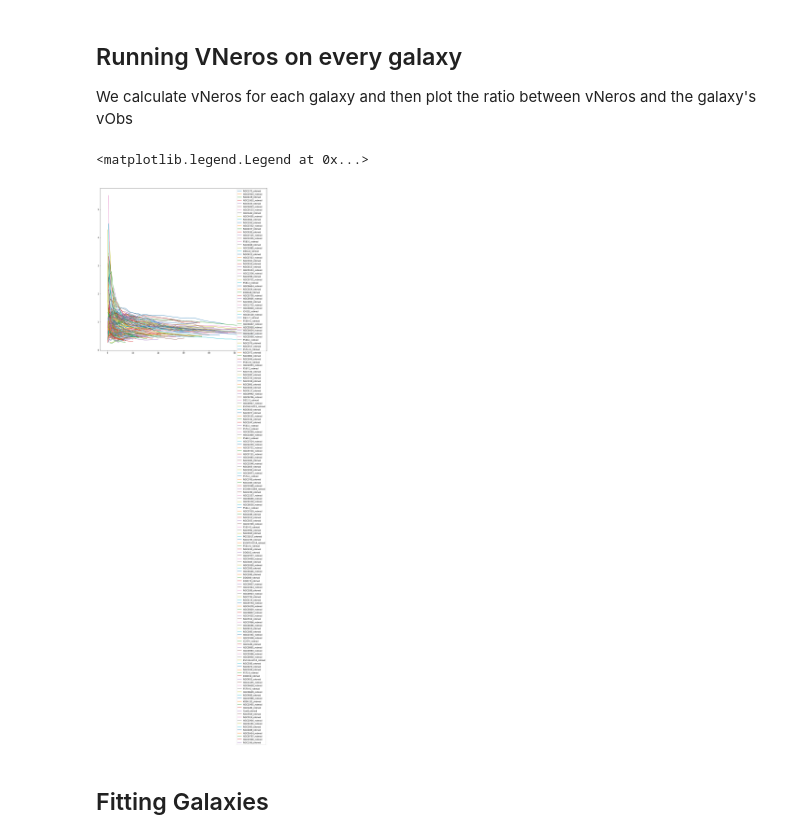
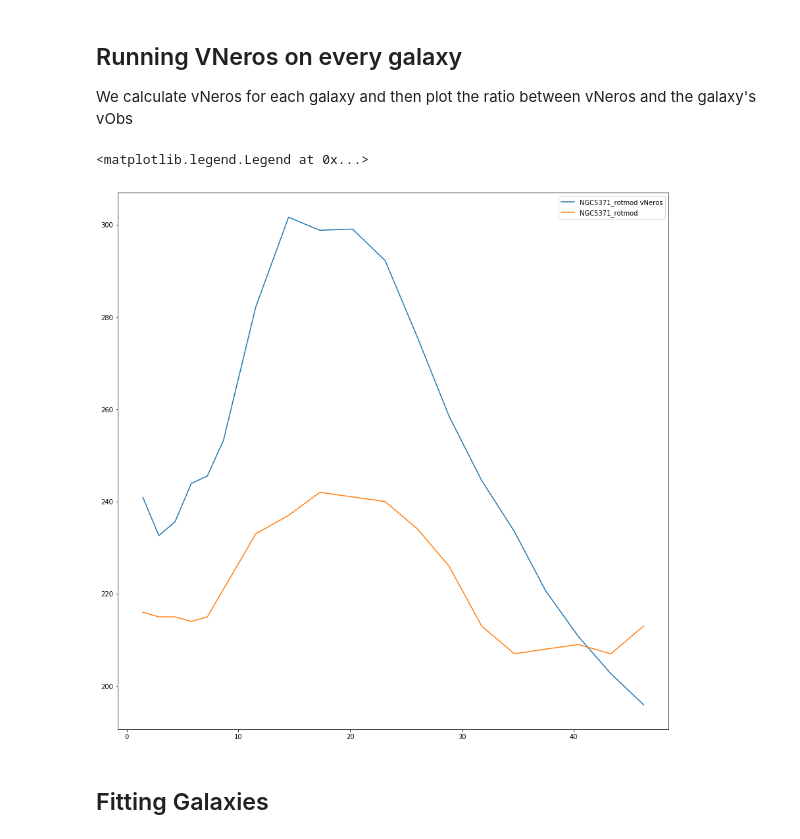
Before and after one commit to Cisneros-Galaxy/RCFM, a Jupyter notebook: Model.ipynb, the cells around one changed output. Drawn from its saved outputs; the diff is of its cells as text; code cells hidden in the pictures.

```diff
--- a/Model.ipynb
+++ b/Model.ipynb
@@ -26,34 +26,38 @@ We calculate vNeros for each galaxy and then plot the ratio between vNeros and t
 # %%
 vLcmList = []
 f, ax = plt.subplots(1, figsize=(15,15))
 for galaxyName in sparcGalaxies:
+    if (galaxyName != "NGC5371_rotmod"):
+        continue
+
     galaxy = np.array(sparcGalaxies[galaxyName])
     galaxy_rad = galaxy[:,0]
     galaxy_vObs = galaxy[:,1]
     galaxy_gas = galaxy[:,3]
     galaxy_disk = galaxy[:,4]
     galaxy_bulge = galaxy[:,5]
     galaxy_vLumSquared = Neros.vLumSquared(galaxy_gas, galaxy_disk, galaxy_bulge)
     galaxy_vLum = np.sqrt(galaxy_vLumSquared)
     # Make sure the arrays are matching lengths
     maxMWRad = MW_rad[len(MW_rad)-1]
     for i in range(len(galaxy_rad)):
         if galaxy_rad[i] > maxMWRad:
             galaxy_rad = galaxy_rad[:i]
             galaxy_vLum = galaxy_vLum[:i]
             galaxy_vObs = galaxy_vObs[:i]
             break
     # Run vLCM
     vLcm = Neros.vLcm(galaxy_rad, MW_vLum_interp_func(galaxy_rad), galaxy_vLum )
     vLcmList.append(vLcm)
     vNeros = Neros.vNeros(galaxy_vLum, vLcm, 1)
     ratio = vNeros/galaxy_vObs
     # plot
-    ax.plot(galaxy_rad, ratio, label=galaxyName)
+    ax.plot(galaxy_rad, vNeros, label="{} vNeros".format(galaxyName))
+    ax.plot(galaxy_rad, galaxy_vObs, label=galaxyName)
 ax.legend(loc="upper right")
 # %% [output]
 <matplotlib.legend.Legend at 0x...>
-[figure, old version]
+[figure, new version]
 # %% [markdown]
 ## Fitting Galaxies
 # %%
```
Also changed, not shown: parts of 1 cell of this notebook.
